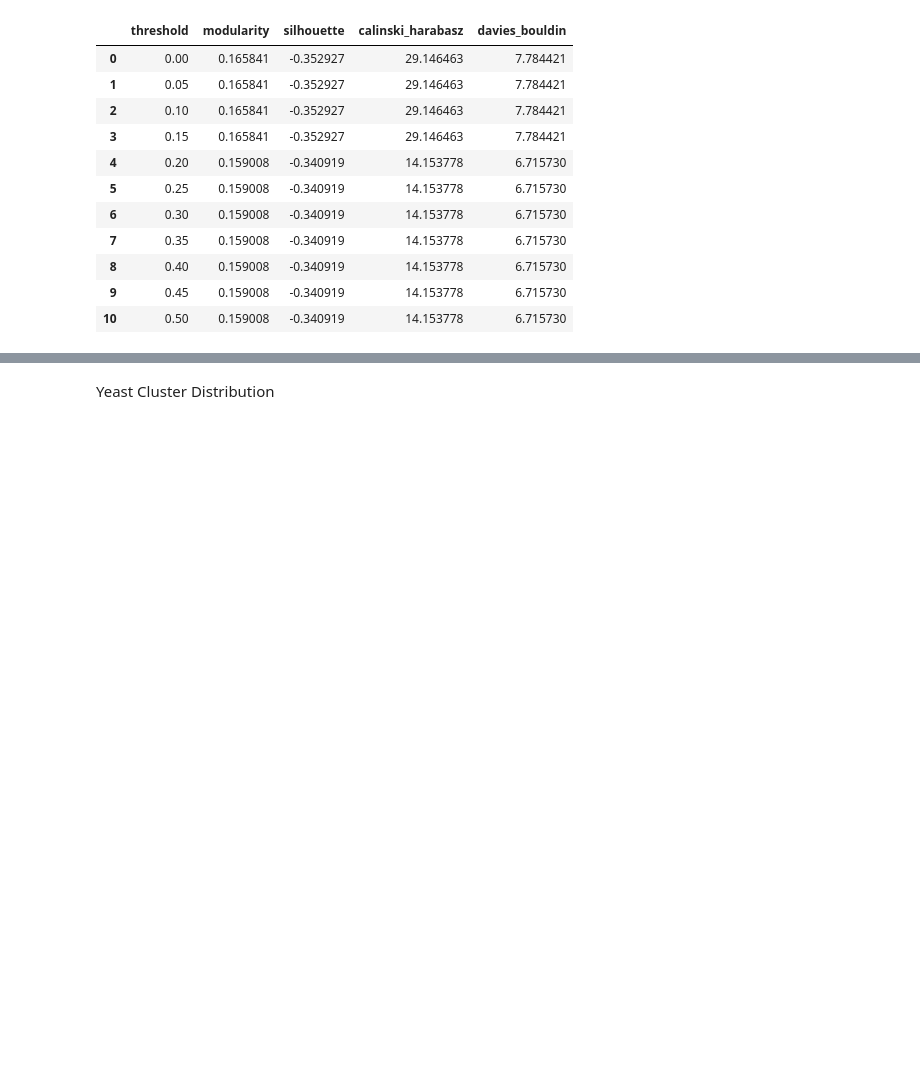
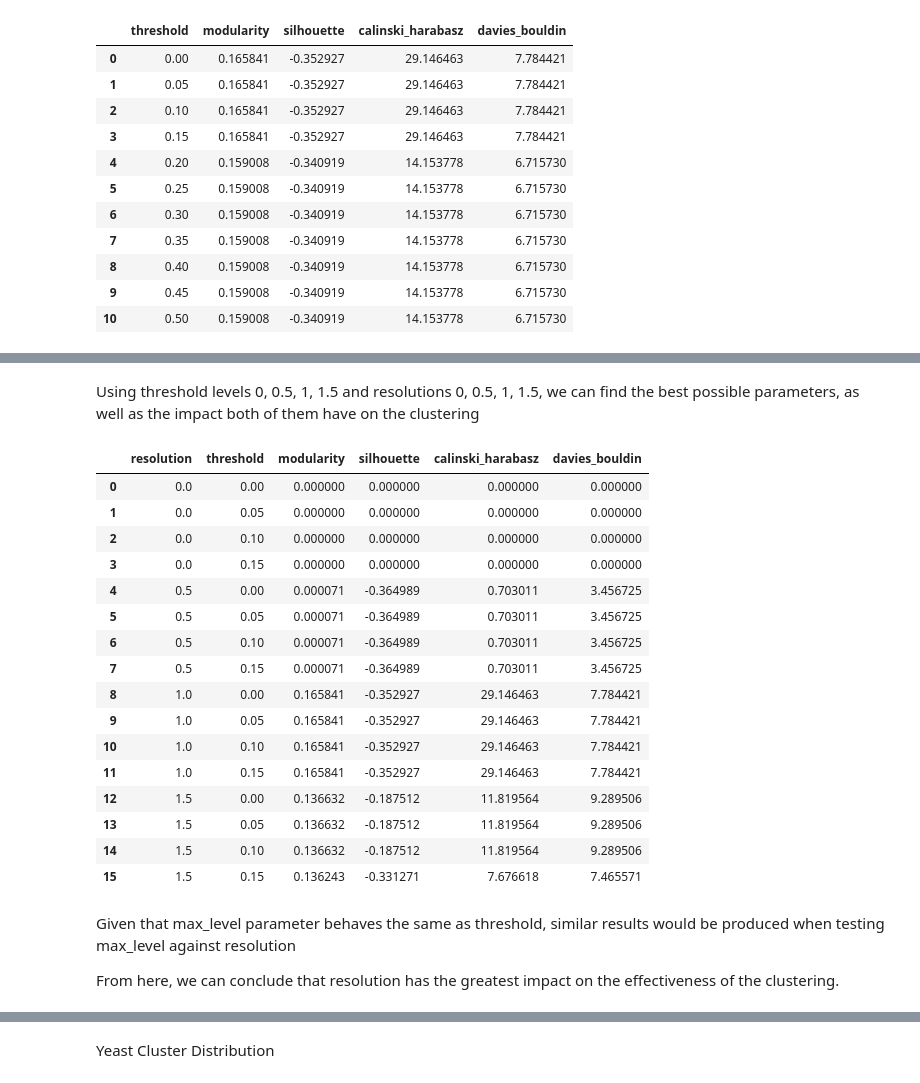
Before and after one commit to itmorgan/SC4200-Proj-One, a Jupyter notebook: louvain.ipynb, the cells around one changed output, grey strips where cells are left out. Cells and saved outputs as stored; diff of their text form; code cells hidden in the pictures; blank space fills up the shorter version.

```diff
--- a/louvain.ipynb
+++ b/louvain.ipynb
@@ -55,18 +55,18 @@ Total number of classes/clusters not given for the yeast ppi. Hence, resolution
 The threshold value shall start from 0 and increase at increments of 0.05 until it reaches 0.1
 # %%
 thresholds = np.arange(0, 0.55, 0.05)
-results = pd.DataFrame(columns=['threshold', 'modularity', 'silhouette', 'calinski_harabasz', 'davies_bouldin'])
+thres_result = pd.DataFrame(columns=['threshold', 'modularity', 'silhouette', 'calinski_harabasz', 'davies_bouldin'])
+adj_matrix = nx.to_numpy_array(G_yeast)
 for threshold in thresholds:
     #Conduct louvain community detection
     yeast_grps = nx.community.louvain_communities(G_yeast, threshold=threshold, seed=42)
 
     #Obtain modularity score
     mod = modularity(G_yeast, yeast_grps)
-    results.loc[len(results)] = [threshold, mod, None, None, None]
-    results.loc[results['threshold'] == threshold, 'modularity'] = mod
+    thres_result.loc[len(thres_result)] = [threshold, mod, None, None, None]
+    thres_result.loc[thres_result['threshold'] == threshold, 'modularity'] = mod
 
     #Prepare data for clustering metrics
-    adj_matrix = nx.to_numpy_array(G_yeast)
     node_labels = []
     for node in G_yeast.nodes():
         label = -1  # Default label for nodes not in any community
@@ -82,11 +82,11 @@ for threshold in thresholds:
     sil = silhouette_score(adj_matrix, node_labels)
 
     #Store results
-    results.loc[results['threshold'] == threshold, 'silhouette'] = sil
-    results.loc[results['threshold'] == threshold, 'calinski_harabasz'] = ch
-    results.loc[results['threshold'] == threshold, 'davies_bouldin'] = db
+    thres_result.loc[thres_result['threshold'] == threshold, 'silhouette'] = sil
+    thres_result.loc[thres_result['threshold'] == threshold, 'calinski_harabasz'] = ch
+    thres_result.loc[thres_result['threshold'] == threshold, 'davies_bouldin'] = db
 
-results.head(20)
+thres_result.head(20)
 # %% [output]
 |  | threshold | modularity | silhouette | calinski_harabasz | davies_bouldin |
 | 0 | 0.00 | 0.165841 | -0.352927 | 29.146463 | 7.784421 |
@@ -130 +199,64 @@ plt.plot(results['threshold'], results['silhouette'])
+# %% [markdown]
+Using threshold levels 0, 0.5, 1, 1.5 and resolutions 0, 0.5, 1, 1.5, we can find the best possible parameters, as well as the impact both of them have on the clustering
+# %%
+thresholds = np.arange(0, 0.2, 0.05)
+resolutions = np.arange(0, 2, 0.5)
+results = pd.DataFrame(columns=['resolution', 'threshold', 'modularity', 'silhouette', 'calinski_harabasz', 'davies_bouldin'])
+for resolution in resolutions:
+    for threshold in thresholds:
+        yeast_grps = nx.community.louvain_communities(G_yeast, threshold=threshold, resolution=resolution, seed=42)
+
+        #Obtain modularity score
+        mod = modularity(G_yeast, yeast_grps)
+        results.loc[len(results)] = [resolution, threshold, mod, None, None, None]
+        results.loc[(results['resolution'] == resolution) & (results['threshold'] == threshold), 'modularity'] = mod
+
+        #Prepare data for clustering metrics
+        node_labels = []
+        for node in G_yeast.nodes():
+            label = -1  # Default label for nodes not in any community
+            for idx, grp in enumerate(yeast_grps):
+                if node in grp:
+                    label = idx
+                    break
+            node_labels.append(label)
+
+        #Calculate clustering metrics
+        if len(yeast_grps) > 1:
+            ch = calinski_harabasz_score(adj_matrix, node_labels)
+            db = davies_bouldin_score(adj_matrix, node_labels)
+            sil = silhouette_score(adj_matrix, node_labels)
+        else:
+            ch = 0
+            db = 0
+            sil = 0
+
+        #Store results
+        results.loc[(results['resolution'] == resolution) & (results['threshold'] == threshold), 'silhouette'] = sil
+        results.loc[(results['resolution'] == resolution) & (results['threshold'] == threshold), 'calinski_harabasz'] = ch
+        results.loc[(results['resolution'] == resolution) & (results['threshold'] == threshold), 'davies_bouldin'] = db
+
+results.head(20)
+# %% [output]
+|  | resolution | threshold | modularity | silhouette | calinski_harabasz | davies_bouldin |
+| 0 | 0.0 | 0.00 | 0.000000 | 0.000000 | 0.000000 | 0.000000 |
+| 1 | 0.0 | 0.05 | 0.000000 | 0.000000 | 0.000000 | 0.000000 |
+| 2 | 0.0 | 0.10 | 0.000000 | 0.000000 | 0.000000 | 0.000000 |
+| 3 | 0.0 | 0.15 | 0.000000 | 0.000000 | 0.000000 | 0.000000 |
+| 4 | 0.5 | 0.00 | 0.000071 | -0.364989 | 0.703011 | 3.456725 |
+| 5 | 0.5 | 0.05 | 0.000071 | -0.364989 | 0.703011 | 3.456725 |
+| 6 | 0.5 | 0.10 | 0.000071 | -0.364989 | 0.703011 | 3.456725 |
+| 7 | 0.5 | 0.15 | 0.000071 | -0.364989 | 0.703011 | 3.456725 |
+| 8 | 1.0 | 0.00 | 0.165841 | -0.352927 | 29.146463 | 7.784421 |
+| 9 | 1.0 | 0.05 | 0.165841 | -0.352927 | 29.146463 | 7.784421 |
+| 10 | 1.0 | 0.10 | 0.165841 | -0.352927 | 29.146463 | 7.784421 |
+| 11 | 1.0 | 0.15 | 0.165841 | -0.352927 | 29.146463 | 7.784421 |
+| 12 | 1.5 | 0.00 | 0.136632 | -0.187512 | 11.819564 | 9.289506 |
+| 13 | 1.5 | 0.05 | 0.136632 | -0.187512 | 11.819564 | 9.289506 |
+| 14 | 1.5 | 0.10 | 0.136632 | -0.187512 | 11.819564 | 9.289506 |
+| 15 | 1.5 | 0.15 | 0.136243 | -0.331271 | 7.676618 | 7.465571 |
+# %% [markdown]
+Given that max_level parameter behaves the same as threshold, similar results would be produced when testing max_level against resolution
+
+From here, we can conclude that resolution has the greatest impact on the effectiveness of the clustering.
 # %% [markdown]
```
Also changed, not shown: parts of 13 cells of this notebook.
